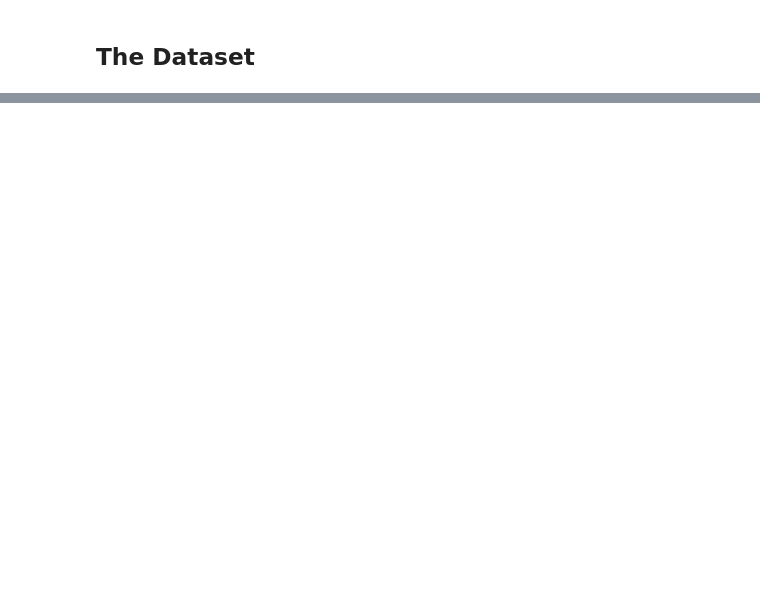
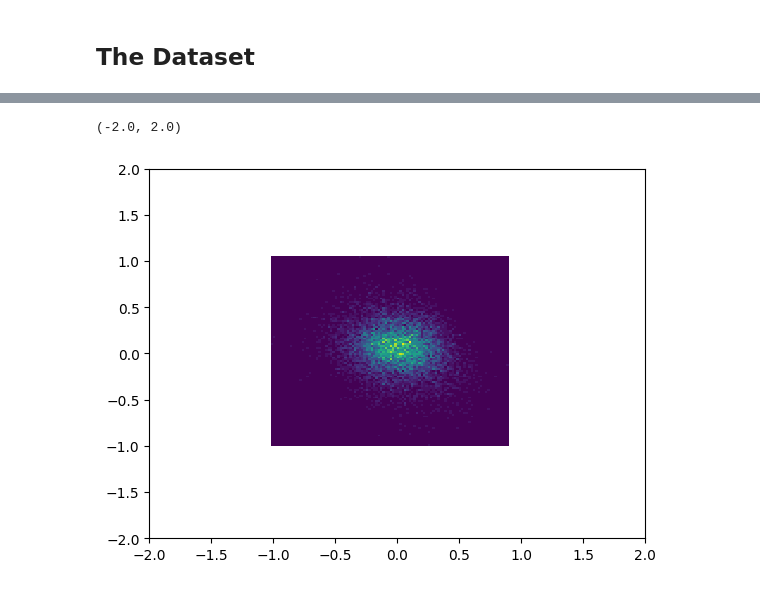
Before and after one commit to smsharma/minified-generative-models, a Jupyter notebook: notebooks/00_vae.ipynb, the cells around one changed output, grey strips where cells are left out. Drawn from its saved outputs; the diff is of its cells as text; code cells hidden in the pictures; blank space fills up the shorter version.

```diff
--- a/notebooks/00_vae.ipynb
+++ b/notebooks/00_vae.ipynb
@@ -133,9 +107,28 @@ state = train_state.TrainState.create(
+# %%
+opt = optax.adamw(learning_rate=3e-4, weight_decay=1e-4)
+opt_state = opt.init(params)
+# %%
+n_steps = 1000
+n_batch = 128
+
+with trange(n_steps) as steps:
+    for step in steps:
+
+        # Draw a random batches from x
+        key, subkey = jax.random.split(key)
+        idx = jax.random.choice(key, x.shape[0], shape=(n_batch,))
+
+        x_batch = x[idx]
+
+        loss, grads = jax.value_and_grad(loss_fn)(params, x_batch, key)
+        updates, opt_state = opt.update(grads, opt_state, params)
+
+        params = optax.apply_updates(params, updates)
+
+        steps.set_postfix(val=loss)
 # %%
 @jax.jit
 def eval(params, z):
     def eval_model(vae):
-        generate_images = vae.generate(z)
-        generate_images = generate_images.reshape(-1, 160, 160, 1)
-        return generate_images
-
-    return nn.apply(eval_model, model_vae())({'params': params})
+        return vae.decoder(z)
+    return nn.apply(eval_model, vae)(params)
@@ -150,4 +135,11 @@ def eval(params, z):
+# %%
+z = jax.random.normal(key, shape=(10000, 32))
+x_sample = eval(params, z)
 # %%
-rng = jax.random.PRNGKey(12)
-rng, z_key, eval_rng = random.split(rng, 3)
-z = jax.random.normal(z_key, (16, num_latents))
+
+plt.hist2d(x_sample[:, 0], x_sample[:, 1], bins=100);
+plt.xlim(-2 ,2)
+plt.ylim(-2, 2)
+# %% [output]
+(-2.0, 2.0)
+[figure, added]
```
Also changed, not shown: parts of 11 cells of this notebook.
